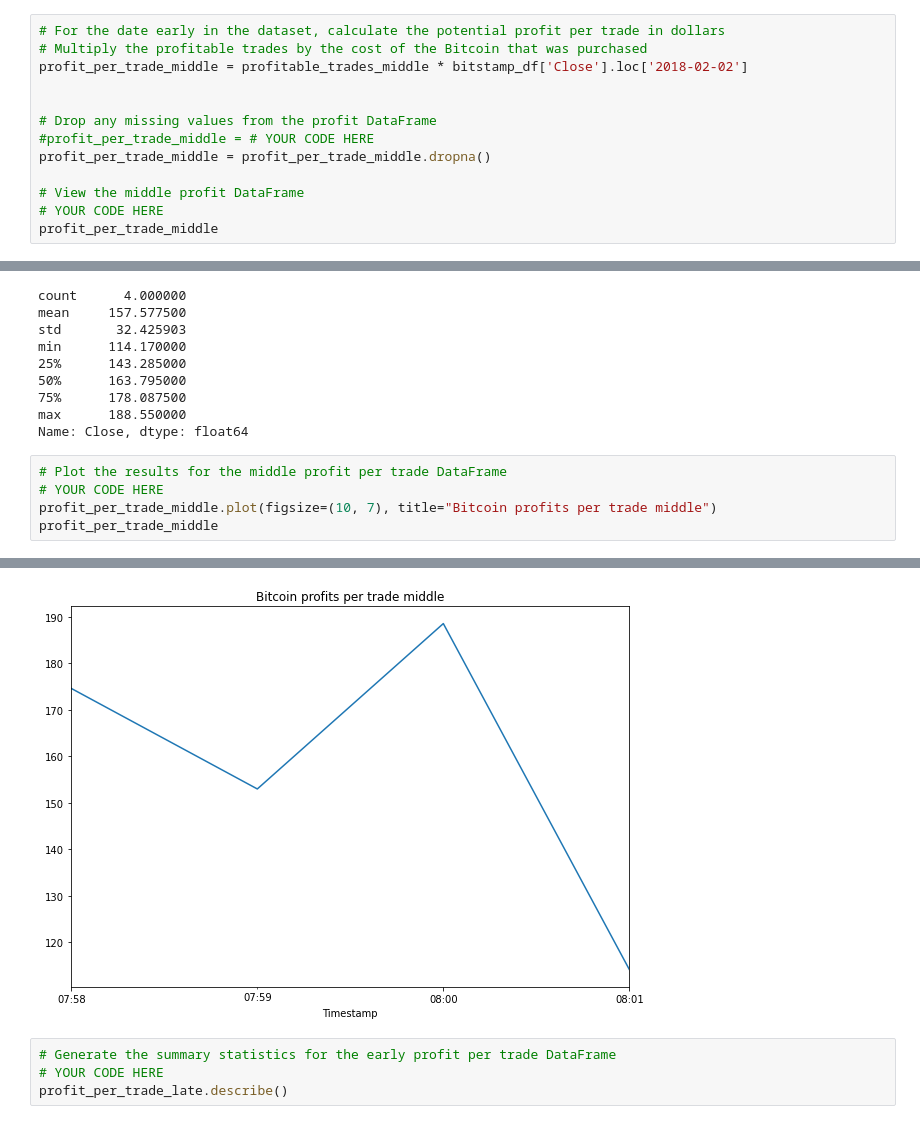
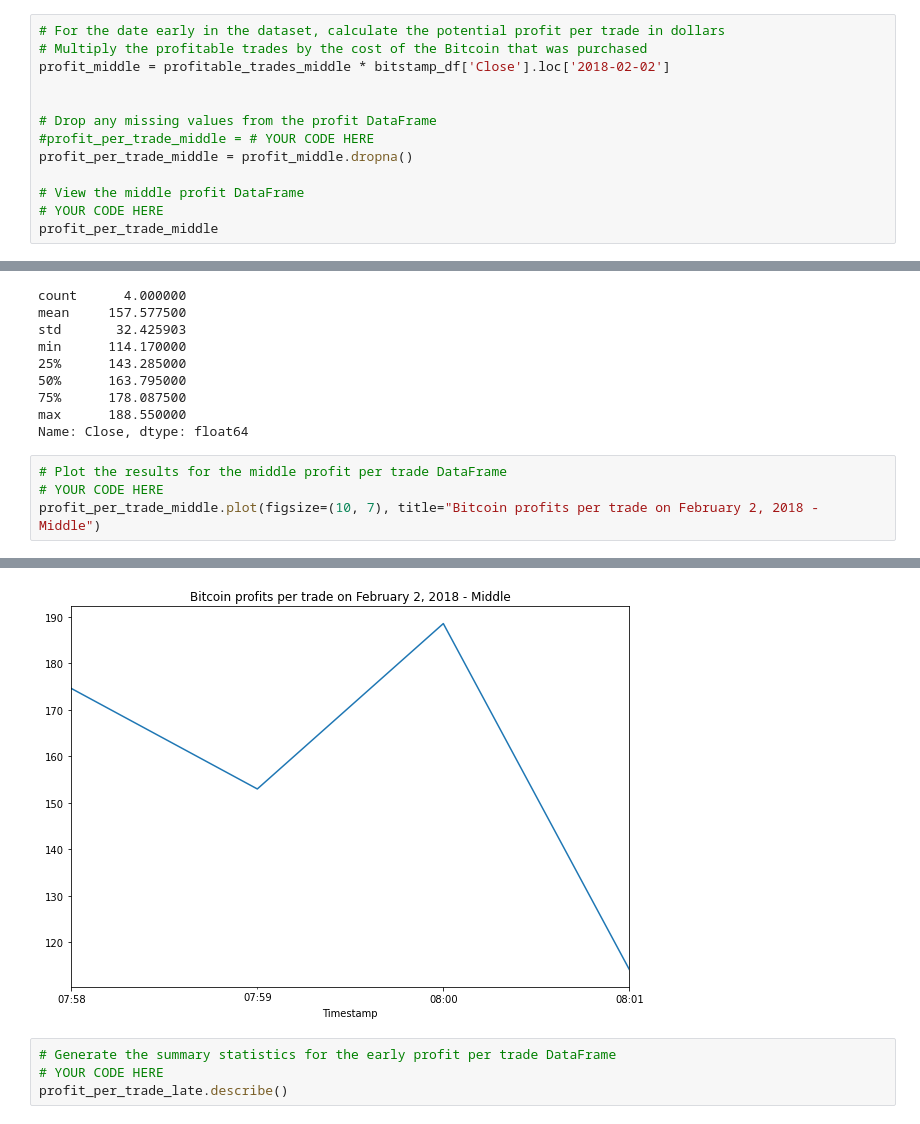
Before and after one commit to JeffSmith-ok/Crypto_Arbitrage_Analysis_Jupyter_Labs, a Jupyter notebook: crypto_arbitrage.ipynb, the cells around one changed output, grey strips where cells are left out. Saved outputs shown, nothing was run; the diff lists cells and outputs as text.

```diff
--- a/crypto_arbitrage.ipynb
+++ b/crypto_arbitrage.ipynb
@@ -747,12 +762,12 @@ Name: Close, dtype: float64
 # %%
 # For the date early in the dataset, calculate the potential profit per trade in dollars
 # Multiply the profitable trades by the cost of the Bitcoin that was purchased
-profit_per_trade_middle = profitable_trades_middle * bitstamp_df['Close'].loc['2018-02-02']
+profit_middle = profitable_trades_middle * bitstamp_df['Close'].loc['2018-02-02']
 
 
 # Drop any missing values from the profit DataFrame
 #profit_per_trade_middle = # YOUR CODE HERE
-profit_per_trade_middle = profit_per_trade_middle.dropna()
+profit_per_trade_middle = profit_middle.dropna()
 
 # View the middle profit DataFrame
 # YOUR CODE HERE
@@ -823,6 +832,5 @@ Name: Close, dtype: float64
 # %%
 # Plot the results for the middle profit per trade DataFrame
 # YOUR CODE HERE
-profit_per_trade_middle.plot(figsize=(10, 7), title="Bitcoin profits per trade middle")
-profit_per_trade_middle
+profit_per_trade_middle.plot(figsize=(10, 7), title="Bitcoin profits per trade on February 2, 2018 - Middle")
 # %% [output]
@@ -835,4 +838,4 @@ Name: Close, dtype: float64
-[figure, old version]
+[figure, new version]
 # %%
 # Generate the summary statistics for the early profit per trade DataFrame
 # YOUR CODE HERE
```
Also changed, not shown: parts of 40 cells of this notebook, 1 other file.
